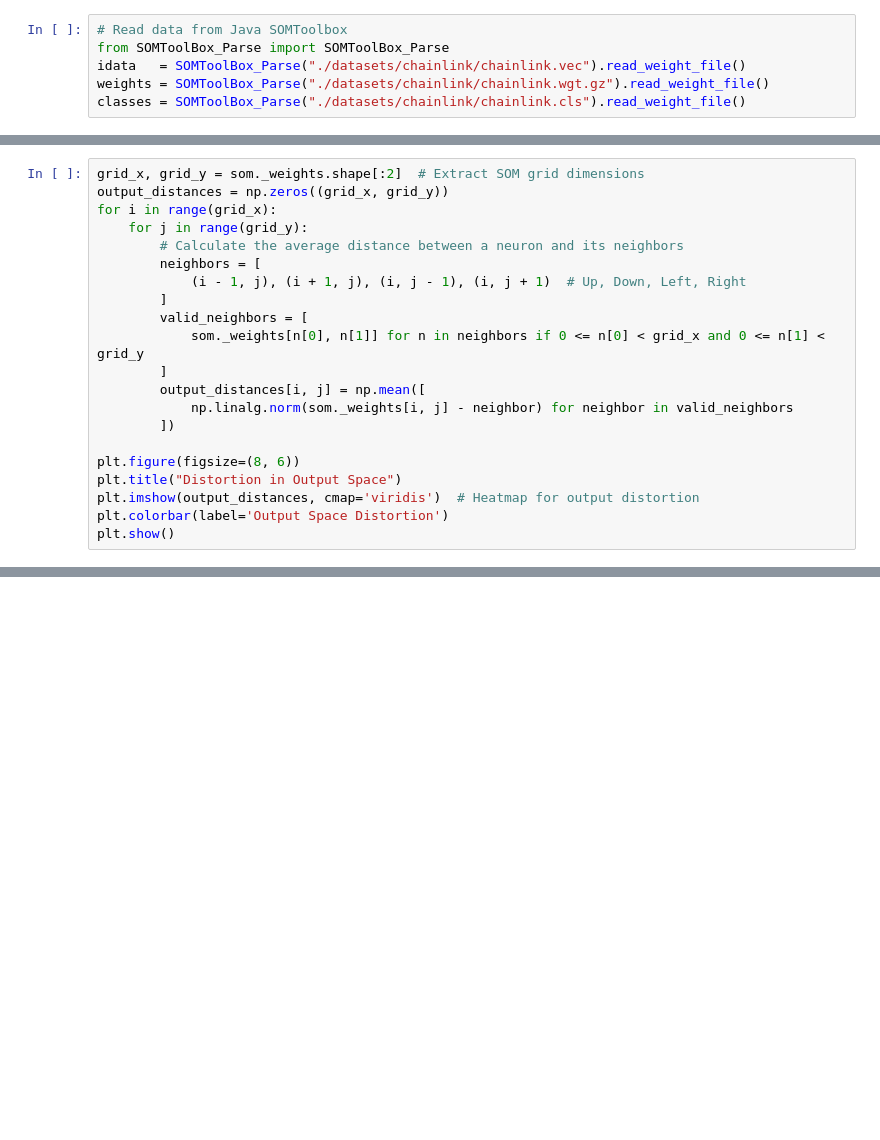
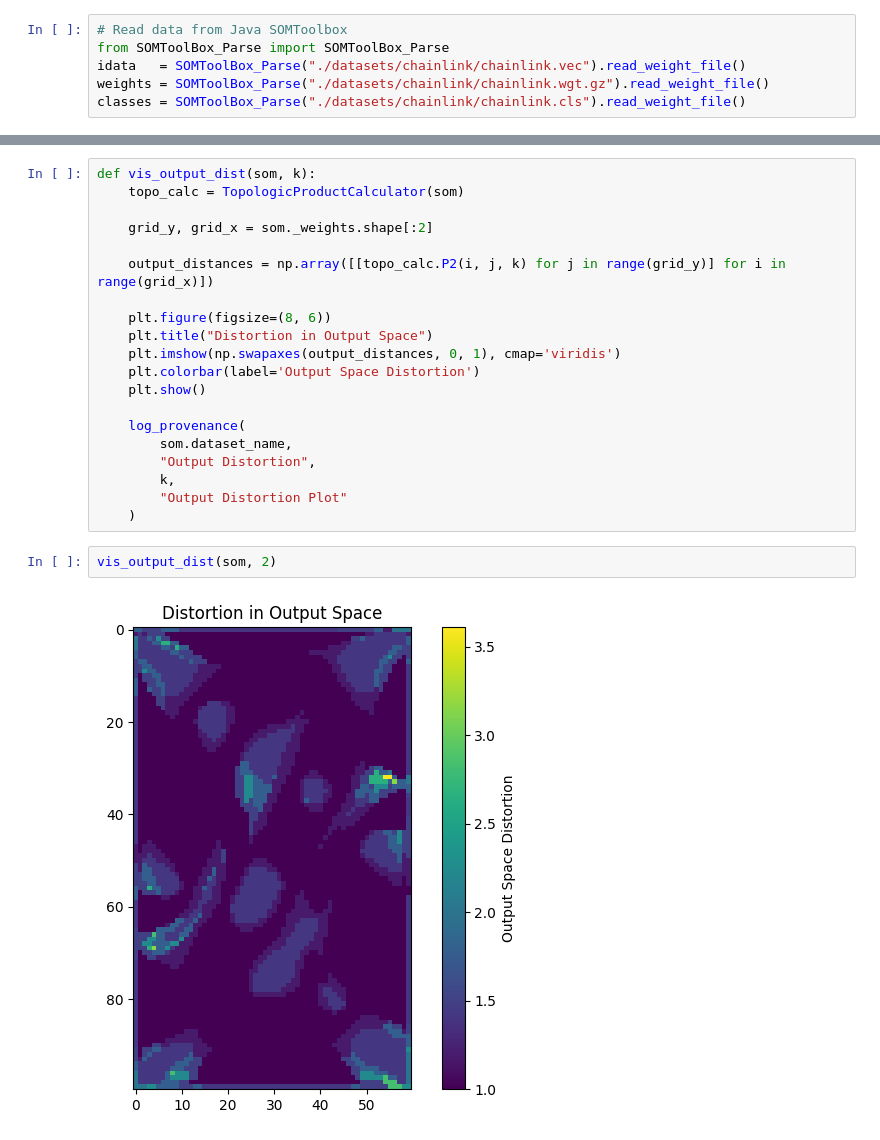
Before and after one commit to mwustinger/sos-ws2024, a Jupyter notebook: exercise3/PySOMVis/Test.ipynb, the cells around one changed output, grey strips where cells are left out. Cells and saved outputs as stored; diff of their text form; blank space fills up the shorter version.

```diff
--- a/exercise3/PySOMVis/Test.ipynb
+++ b/exercise3/PySOMVis/Test.ipynb
@@ -50,21 +197,0 @@ plt.imshow(som.distance_map())
-# %%
-grid_x, grid_y = som._weights.shape[:2]  # Extract SOM grid dimensions
-output_distances = np.zeros((grid_x, grid_y))
-for i in range(grid_x):
-    for j in range(grid_y):
-        # Calculate the average distance between a neuron and its neighbors
-        neighbors = [
-            (i - 1, j), (i + 1, j), (i, j - 1), (i, j + 1)  # Up, Down, Left, Right
-        ]
-        valid_neighbors = [
-            som._weights[n[0], n[1]] for n in neighbors if 0 <= n[0] < grid_x and 0 <= n[1] < grid_y
-        ]
-        output_distances[i, j] = np.mean([
-            np.linalg.norm(som._weights[i, j] - neighbor) for neighbor in valid_neighbors
-        ])
-
-plt.figure(figsize=(8, 6))
-plt.title("Distortion in Output Space")
-plt.imshow(output_distances, cmap='viridis')  # Heatmap for output distortion
-plt.colorbar(label='Output Space Distortion')
-plt.show()
@@ -91,0 +298,24 @@ Topographic Product: 0.0534
+# %%
+def vis_output_dist(som, k):
+    topo_calc = TopologicProductCalculator(som)
+
+    grid_y, grid_x = som._weights.shape[:2]
+
+    output_distances = np.array([[topo_calc.P2(i, j, k) for j in range(grid_y)] for i in range(grid_x)])
+
+    plt.figure(figsize=(8, 6))
+    plt.title("Distortion in Output Space")
+    plt.imshow(np.swapaxes(output_distances, 0, 1), cmap='viridis')
+    plt.colorbar(label='Output Space Distortion')
+    plt.show()
+
+    log_provenance(
+        som.dataset_name,
+        "Output Distortion",
+        k,
+        "Output Distortion Plot"
+    )
+# %%
+vis_output_dist(som, 2)
+# %% [output]
+[figure, added]
```
Also changed, not shown: parts of 22 cells of this notebook, 9 other files.
